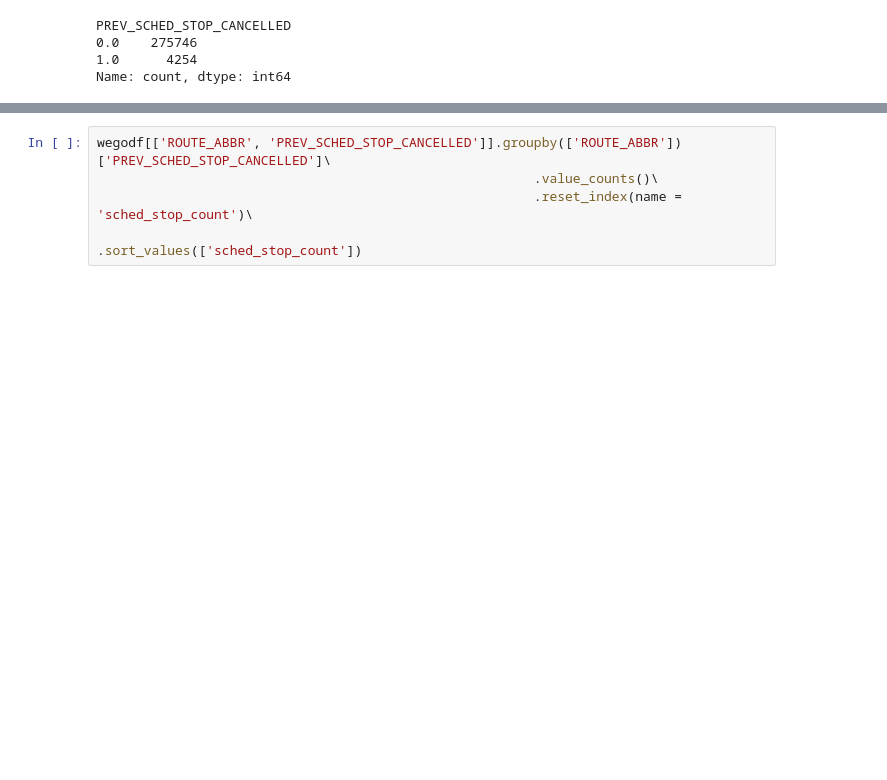
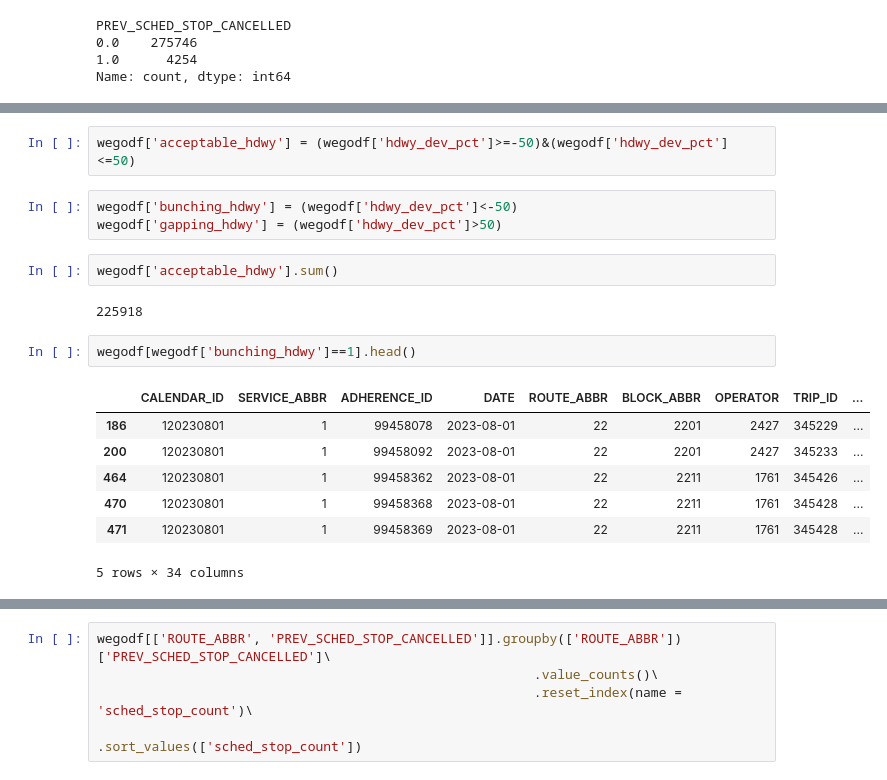
Before and after one commit to NSS-Data-Analytics-Cohort-11/wego-new-california-republic, a Jupyter notebook: notebooks/DA11 New California Republic Wego Project.ipynb, the cells around one changed output, grey strips where cells are left out. Drawn from its saved outputs; the diff is of its cells as text; blank space fills up the shorter version.

```diff
--- a/notebooks/DA11 New California Republic Wego Project.ipynb
+++ b/notebooks/DA11 New California Republic Wego Project.ipynb
@@ -90,0 +118,19 @@ Name: count, dtype: int64
+# %%
+wegodf['acceptable_hdwy'] = (wegodf['hdwy_dev_pct']>=-50)&(wegodf['hdwy_dev_pct']<=50)
+# %%
+wegodf['bunching_hdwy'] = (wegodf['hdwy_dev_pct']<-50)
+wegodf['gapping_hdwy'] = (wegodf['hdwy_dev_pct']>50)
+# %%
+wegodf['acceptable_hdwy'].sum()
+# %% [output]
+225918
+# %%
+wegodf[wegodf['bunching_hdwy']==1].head()
+# %% [output]
+|  | CALENDAR_ID | SERVICE_ABBR | ADHERENCE_ID | DATE | ROUTE_ABBR | BLOCK_ABBR | OPERATOR | TRIP_ID | ... |
+| 186 | 120230801 | 1 | 99458078 | 2023-08-01 | 22 | 2201 | 2427 | 345229 | ... |
+| 200 | 120230801 | 1 | 99458092 | 2023-08-01 | 22 | 2201 | 2427 | 345233 | ... |
+| 464 | 120230801 | 1 | 99458362 | 2023-08-01 | 22 | 2211 | 1761 | 345426 | ... |
+| 470 | 120230801 | 1 | 99458368 | 2023-08-01 | 22 | 2211 | 1761 | 345428 | ... |
+| 471 | 120230801 | 1 | 99458369 | 2023-08-01 | 22 | 2211 | 1761 | 345428 | ... |
+5 rows × 34 columns
```
Also changed, not shown: parts of 97 cells of this notebook.
